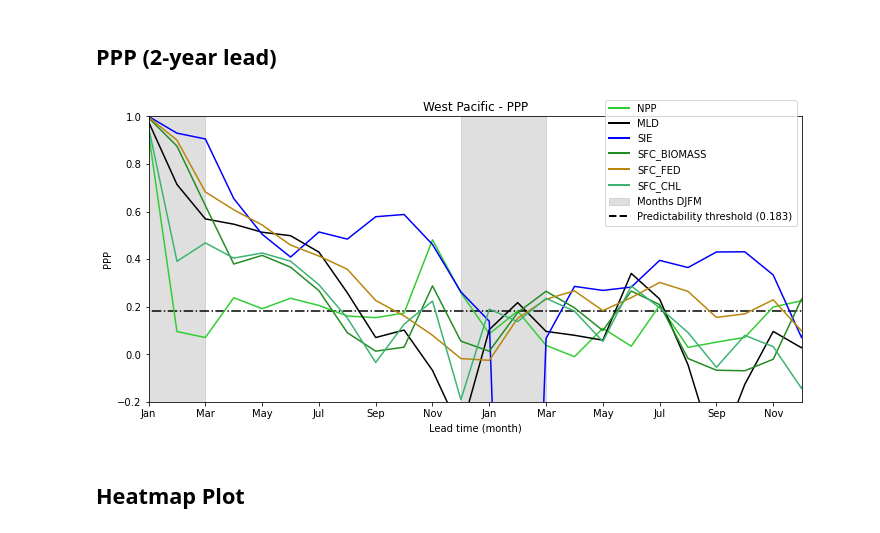
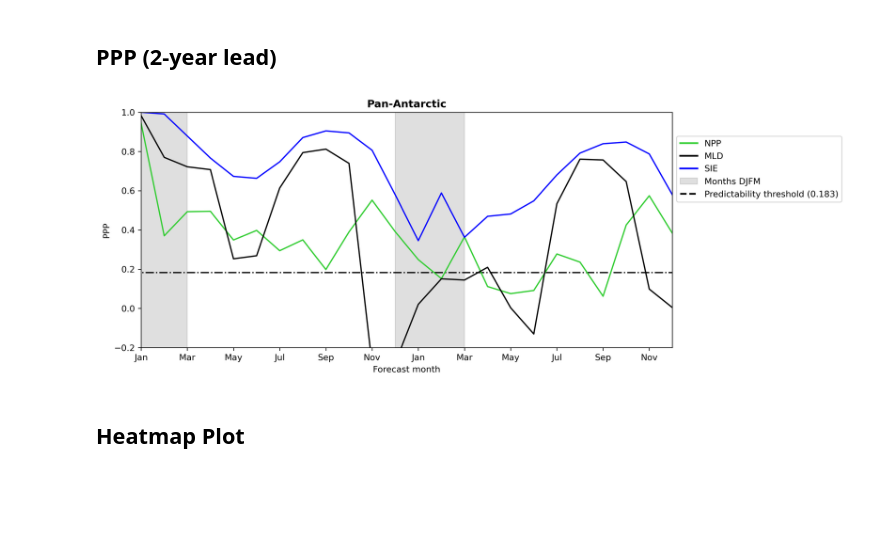
Before and after one commit to bbuchovecky/hmei, a Jupyter notebook: notebooks/ppp_comps.ipynb, the cells around one changed output. Drawn from its saved outputs; the diff is of its cells as text; code cells hidden in the pictures; blank space fills up the shorter version.

Commit message:
final figures

```diff
--- a/notebooks/ppp_comps.ipynb
+++ b/notebooks/ppp_comps.ipynb
@@ -752,7 +743,7 @@ def format_ppp_axes(
         ax.set_xticklabels((abbrv_month_names*2)[slice(0,25,month_tick_spacing)])
 
         if set_xlabel:
-            ax.set_xlabel('Lead time (month)')
+            ax.set_xlabel('Forecast month')
 
     if set_ylabel:
         ax.set_ylabel('PPP')
@@ -1229,7 +1220,7 @@ def plot_ppp(
 
     if type(var) == str and type(reg) == str:
         if reg.lower() == 'global':
-            title = 'Global - '+var_lu_names[var.lower()]+' - PPP'+subset_title
+            title = 'Global - '+var_lu_names[var.lower()]+subset_title
             ppp = open_ppp(var, 'global', timescale, ens_type=ens_type)
             reg = 'Global'
 
@@ -1246,7 +1237,7 @@ def plot_ppp(
             r = 'Global'
 
         if reg.lower() != 'global':
-            title = reg_names[reg]+' - PPP'+subset_title
+            title = reg_names[reg]+subset_title
             r = 'so'
 
         for v in var:
@@ -1261,12 +1252,12 @@ def plot_ppp(
         for r in reg:
             ax.plot(ppp['nT'], ppp[r], color=reg_colors[r], label=reg_names[r])
 
-        title = var_lu_names[var]+' - PPP'+subset_title
+        title = var_lu_names[var]+subset_title
 
         ax = format_ppp_axes(ax, timescale=timescale, **kwargs)
 
     ax.set_ylabel('PPP')
-    ax.set_title(title)
+    ax.set_title(title, fontweight='bold')
 
     ## set up legend
     leg = ax.legend(bbox_to_anchor=bbox_to_anchor);
@@ -1345,9 +1336,9 @@ plot_grid_ppp_szncycle(figsize=(14,8), threshold=None)
 # %% [markdown]
 ## PPP (2-year lead)
 # %%
-fig,ax = vis.plot_ppp(['npp', 'mld', 'sie', 'sfc_biomass', 'sfc_fed', 'sfc_chl'], 'WestPacific', threshold=0.183, first_2yrs=True, figsize=(10,5), bbox_to_anchor=(1,0.6))
+fig,ax = plot_ppp(['npp', 'mld', 'sie'], 'SouthernOcean', threshold=0.183, first_2yrs=True, figsize=(11,5), bbox_to_anchor=(1,0.6))
 # %% [output]
-[figure, old version]
+[figure, new version]
 # %%
 regions = ['SouthernOcean', 'Weddell', 'Indian', 'WestPacific', 'Ross', 'AmundBell']
 
```
Also changed, not shown: parts of 7 cells of this notebook, 3 other files.
